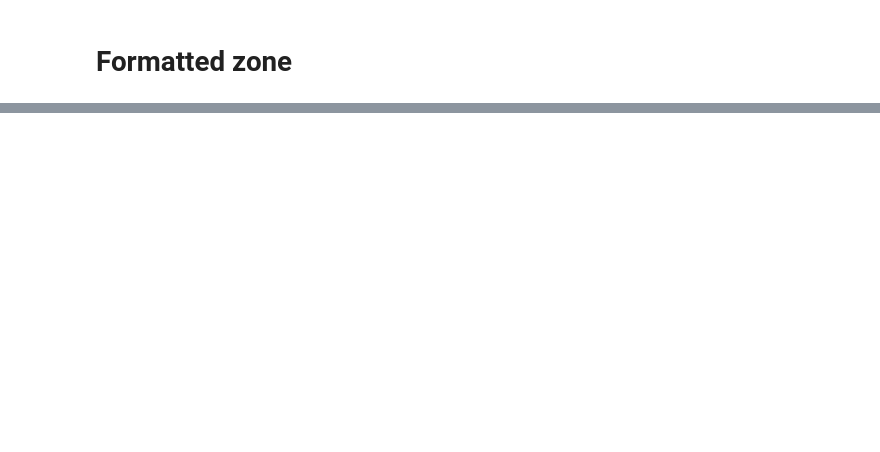
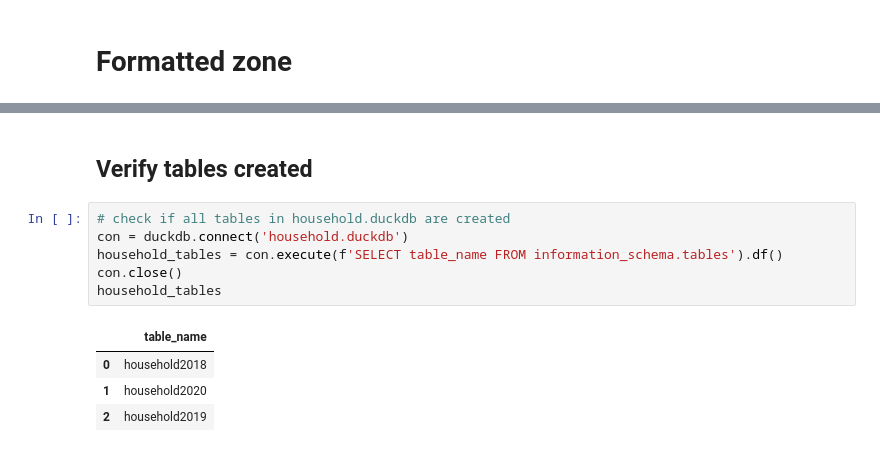
Before and after one commit to mionaD-upc/mimi-adsdb, a Jupyter notebook: formatted_zone.ipynb, the cells around one changed output, grey strips where cells are left out. Saved outputs shown, nothing was run; the diff lists cells and outputs as text; blank space fills up the shorter version.

```diff
--- a/formatted_zone.ipynb
+++ b/formatted_zone.ipynb
@@ -57,0 +131,13 @@ formatted_zone()
+# %% [markdown]
+## Verify tables created
+# %%
+# check if all tables in household.duckdb are created
+con = duckdb.connect('household.duckdb')
+household_tables = con.execute(f'SELECT table_name FROM information_schema.tables').df()
+con.close()
+household_tables
+# %% [output]
+|  | table_name |
+| 0 | household2018 |
+| 1 | household2020 |
+| 2 | household2019 |
```
Also changed, not shown: parts of 10 cells of this notebook, 19 other files.
